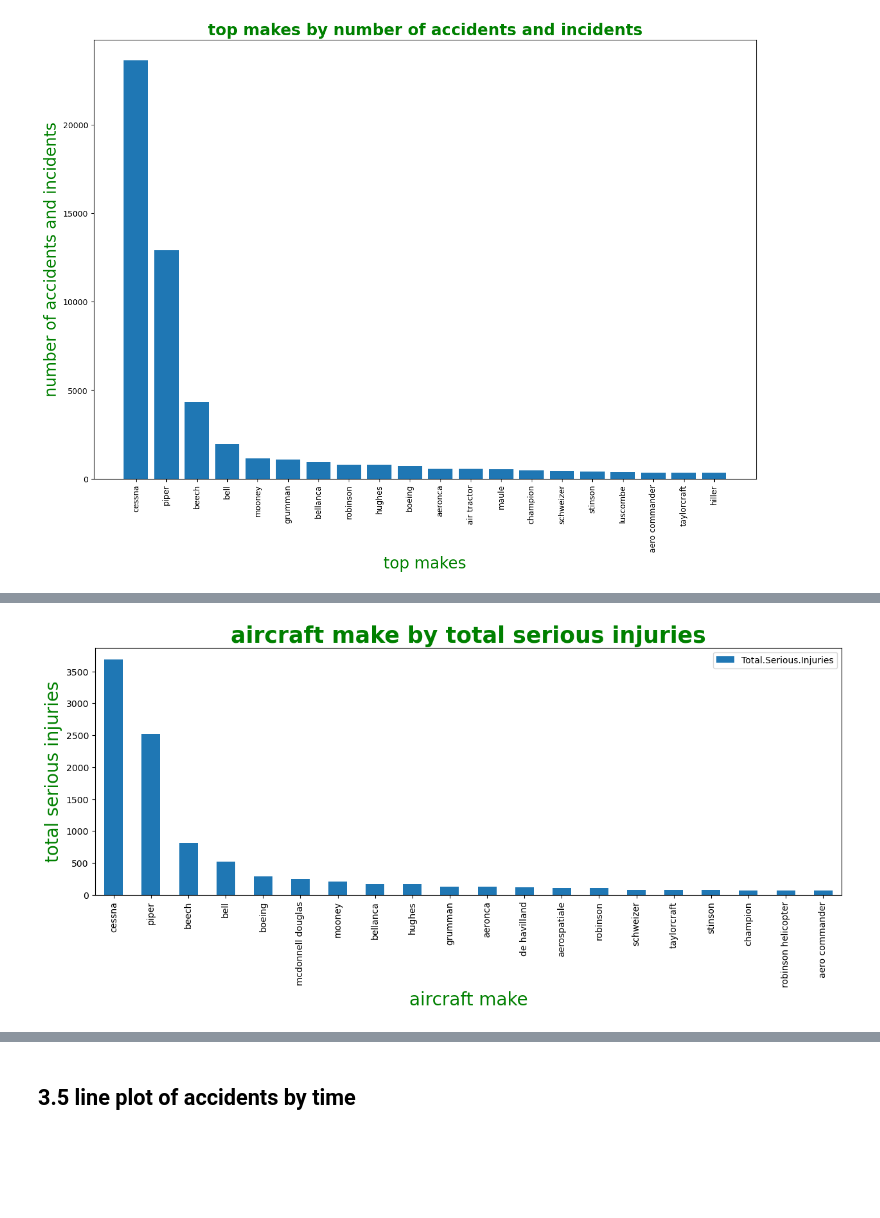
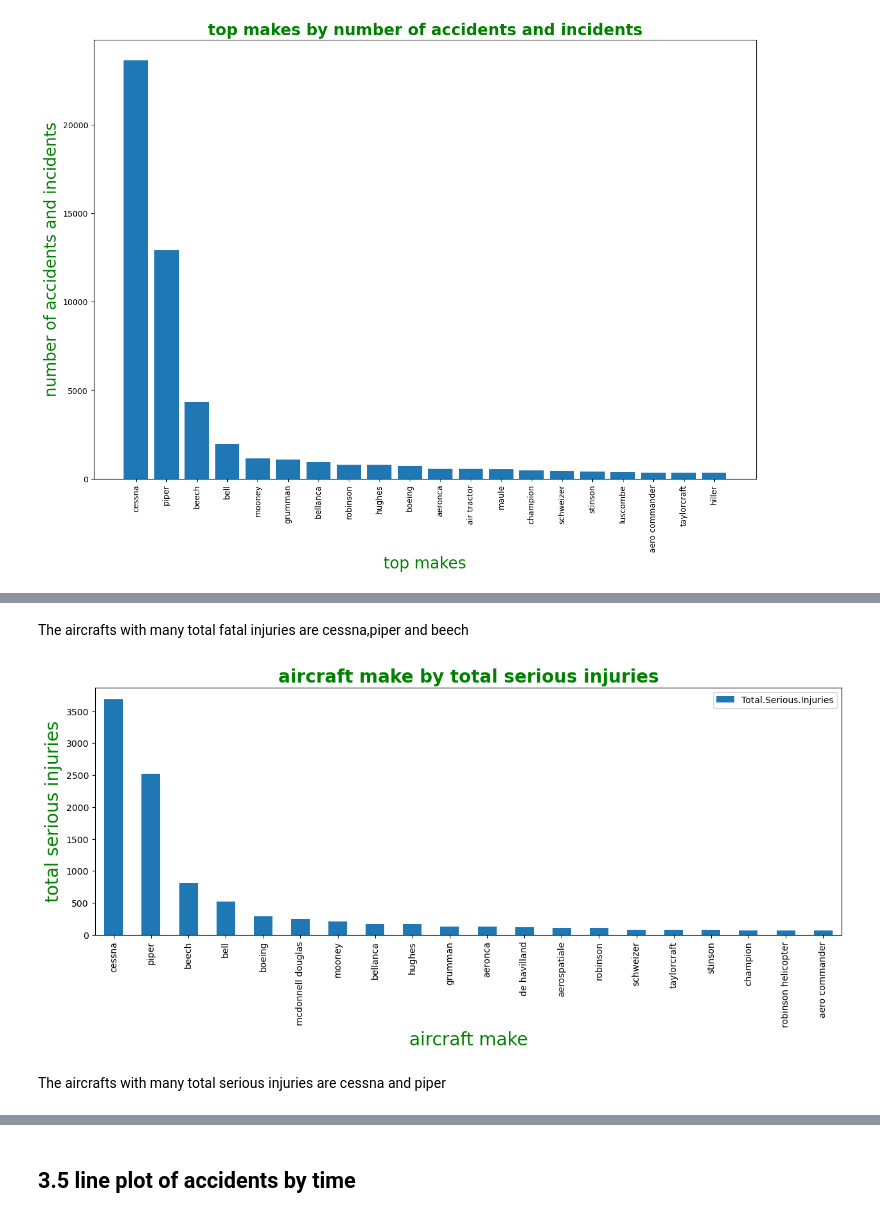
Before and after one commit to kibngetich/aviation-data-analysis, a Jupyter notebook: index.ipynb, the cells around one changed output, grey strips where cells are left out. Saved outputs shown, nothing was run; the diff lists cells and outputs as text; code cells hidden in the pictures; blank space fills up the shorter version.

```diff
--- a/index.ipynb
+++ b/index.ipynb
@@ -435,12 +449,16 @@ plt.legend();
+# %% [markdown]
+The aircrafts with many total fatal injuries are cessna,piper and beech
 # %%
 #grouping by 'make' column and aggregating total fatal injuries and then plotting a bar graph
 df.groupby('Make')['Total.Serious.Injuries'].sum().sort_values(ascending=False)[:20].plot(kind='bar',figsize=(15,5))
-plt.title('aircraft make by total serious injuries',color='g',fontsize=25,fontweight='bold')#setting the title
+plt.title('aircraft make by total serious injuries',color='g',fontsize=20,fontweight='bold')#setting the title
 plt.xlabel('aircraft make',color='g',fontsize=20)#labeling the x axis
 plt.ylabel('total serious injuries',color='g',fontsize=20)#labelin y axis
 plt.legend();
 # %% [output]
-[figure, old version]
+[figure, new version]
+# %% [markdown]
+The aircrafts with many total serious injuries are cessna and piper
 # %%
 #grouping by 'make' column and aggregating total fatal injuries and then plotting a bar graph
 df.groupby('Make')['Total.Minor.Injuries'].sum().sort_values(ascending=False)[:20].plot(kind='bar',figsize=(15,5))
```
Also changed, not shown: parts of 18 cells of this notebook.
